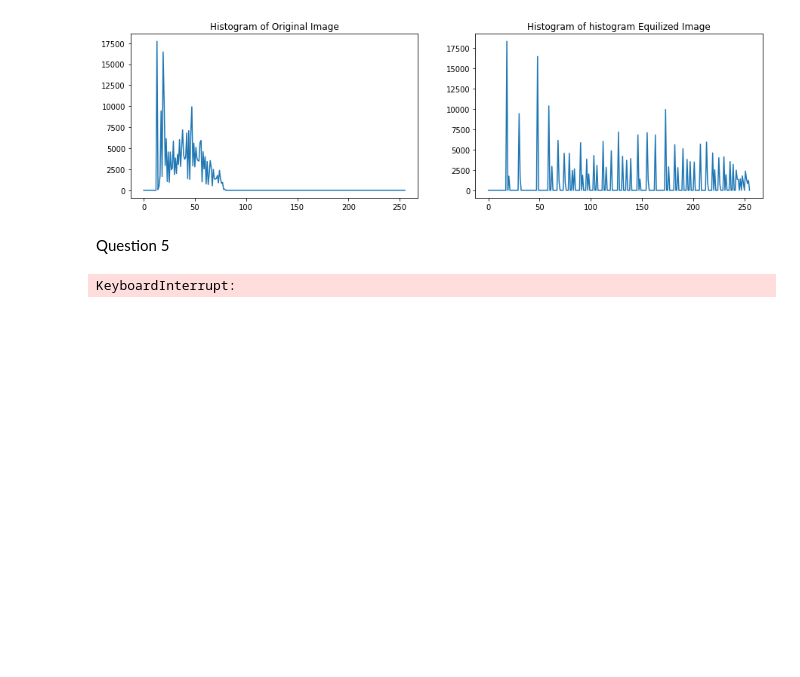
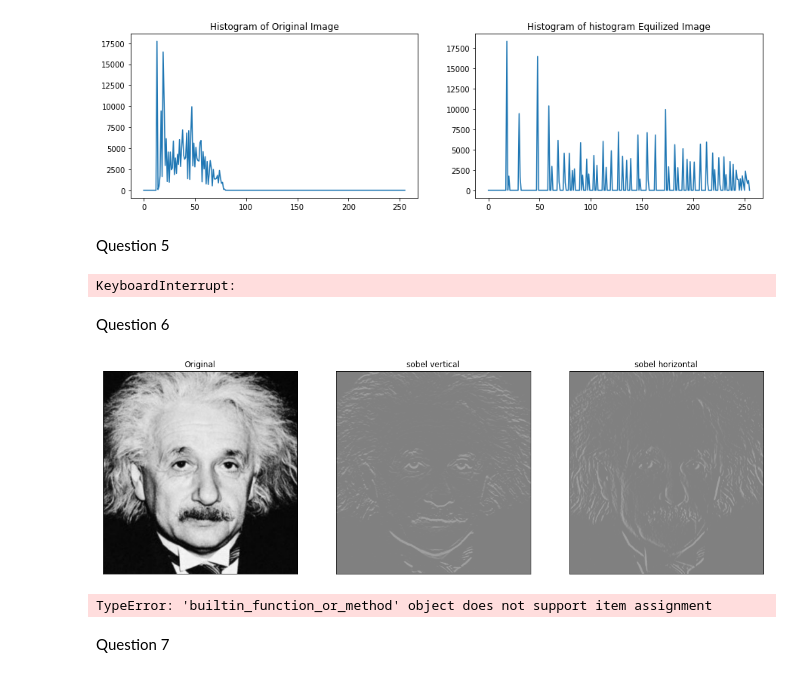
Before and after one commit to dulmi-99/Image-Processing-and-Machine-Vision, a Jupyter notebook: Assignments/Assignment 1/190107T_a01.ipynb, the cells around one changed output. Drawn from its saved outputs; the diff is of its cells as text; code cells hidden in the pictures; blank space fills up the shorter version.

```diff
--- a/Assignments/Assignment 1/190107T_a01.ipynb
+++ b/Assignments/Assignment 1/190107T_a01.ipynb
@@ -269,3 +269,73 @@ ax[2][0].set_title("Original Image 3")
 ax[2][1].imshow(cv.cvtColor(bi_3, cv.COLOR_BGR2RGB))
 ax[2][1].set_title("Zoomed Image 3")
 plt.show()
+# %% [markdown]
+Question 6
+# %%
+import numpy as np
+import cv2 as cv
+import matplotlib.pyplot as plt
+from scipy import stats
+
+einstein = cv.imread("einstein.png",cv.IMREAD_GRAYSCALE)
+assert einstein is not None
+
+sobel_v = np.array([(-1,-2,-1),(0,0,0),(1,2,1)],dtype=np.float32)
+einstein_x = cv.filter2D(einstein,-1,sobel_v)
+sobel_h = np.array([(-1,0,1),(-2,0,2),(-1,0,1)],dtype=np.float32)
+einstein_y = cv.filter2D(einstein,-1,sobel_h)
+
+fig, ax =plt.subplots(1,3, sharex ='all', sharey ='all', figsize=(18,18))
+
+ax[0].imshow(einstein,cmap='gray',vmin=0, vmax=255)
+ax[0].set_title("Original")
+ax[0].set_xticks([]),ax[0].set_yticks([])
+
+ax[1].imshow(einstein_x,cmap='gray', vmin=-1020, vmax=1020)
+ax[1].set_title("sobel vertical")
+ax[1].set_xticks([]),ax[1].set_yticks([])
+
+ax[2].imshow(einstein_y ,cmap='gray',  vmin=-1020, vmax=1020)
+ax[2].set_title("sobel horizontal")
+ax[2].set_xticks([]),ax[2].set_yticks([])
+plt.show()
+# %% [output]
+[figure, added]
+# %%
+import numpy as np
+import cv2 as cv
+import matplotlib.pyplot as plt
+from scipy import stats
+
+einstein = cv.imread("einstein.png",cv.IMREAD_GRAYSCALE)
+assert einstein is not None
+
+[r,c]= einstein.shape
+einstein_v = np.zeros((r,c),dtype=np.float32)
+einstein_h = einstein_v.copy
+padded_array = np.zeros((r+2,c+2),dtype=np.float32)
+padded_array[1:r+1,1:c+1] = einstein
+
+for row in range(r):
+    for col in range(c):
+        einstein_v[row,col] = (-1*padded_array[row,col] -2*padded_array[row,col+1] -1*padded_array[row,col+2] +padded_array[row+2,col] +2*padded_array[row+2,col+1] +padded_array[row+2,col+2]).astype(np.float32)
+        einstein_h[row,col] = (-1*padded_array[row,col] + padded_array[row,col+2] -2*padded_array[row+1,col] +2*padded_array[row+1,col+2]-1*padded_array[row+2,col] + padded_array[row+2,col+2]).astype(np.float32)
+
+fig, ax =plt.subplots(1,3, sharex ='all', sharey ='all', figsize=(18,18))
+
+ax[0].imshow(einstein,cmap='gray',vmin=0, vmax=255)
+ax[0].set_title("Original")
+ax[0].set_xticks([]),ax[0].set_yticks([])
+
+ax[1].imshow(einstein_v,cmap='gray', vmin=-1020, vmax=1020)
+ax[1].set_title("sobel vertical")
+ax[1].set_xticks([]),ax[1].set_yticks([])
+
+ax[2].imshow(einstein_h ,cmap='gray',  vmin=-1020, vmax=1020)
+ax[2].set_title("sobel horizontal")
+ax[2].set_xticks([]),ax[2].set_yticks([])
+plt.show()
+# %% [output]
+TypeError: 'builtin_function_or_method' object does not support item assignment
+# %% [markdown]
+Question 7
```
Also changed, not shown: parts of 1 cell of this notebook.
